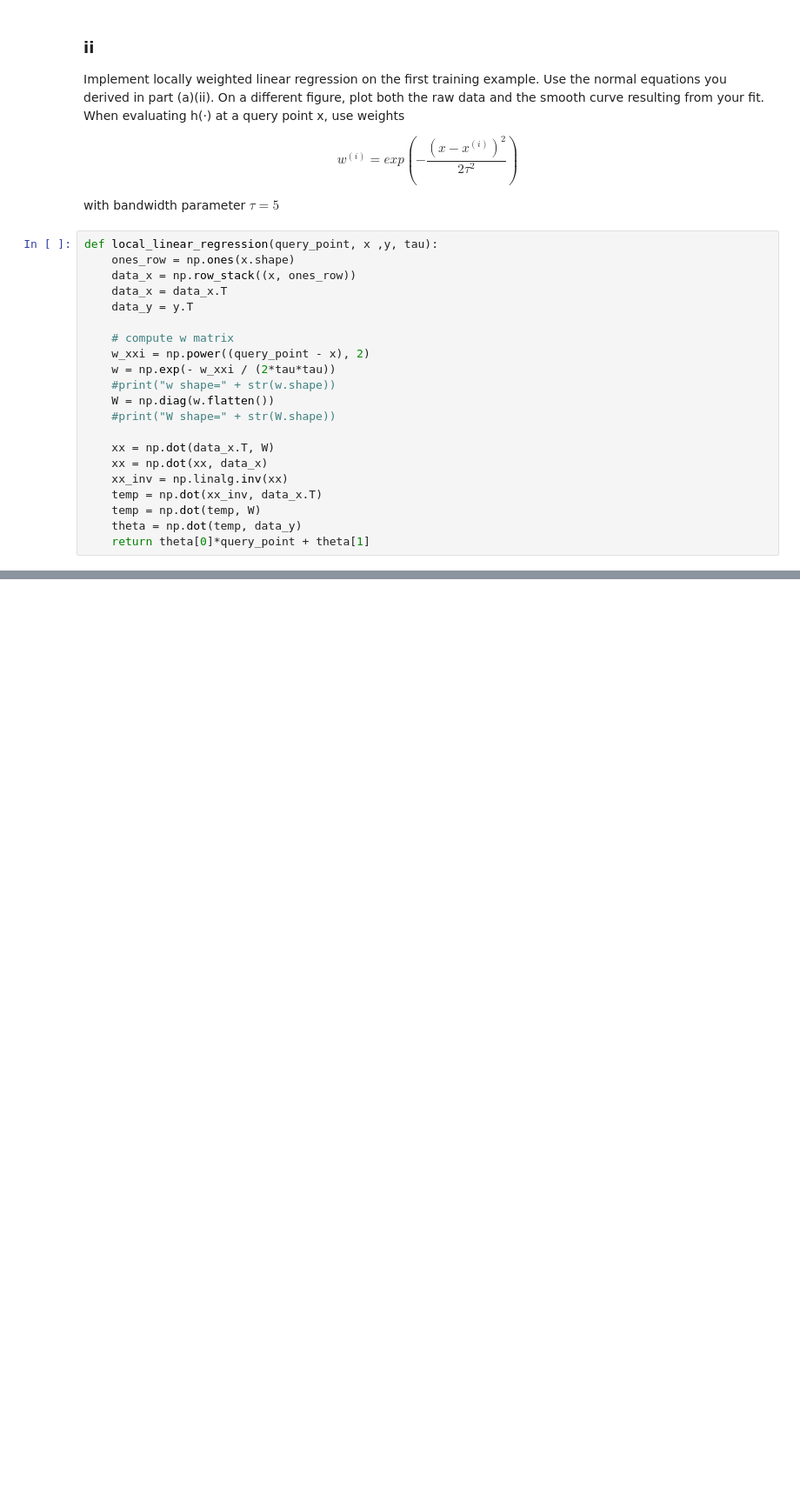
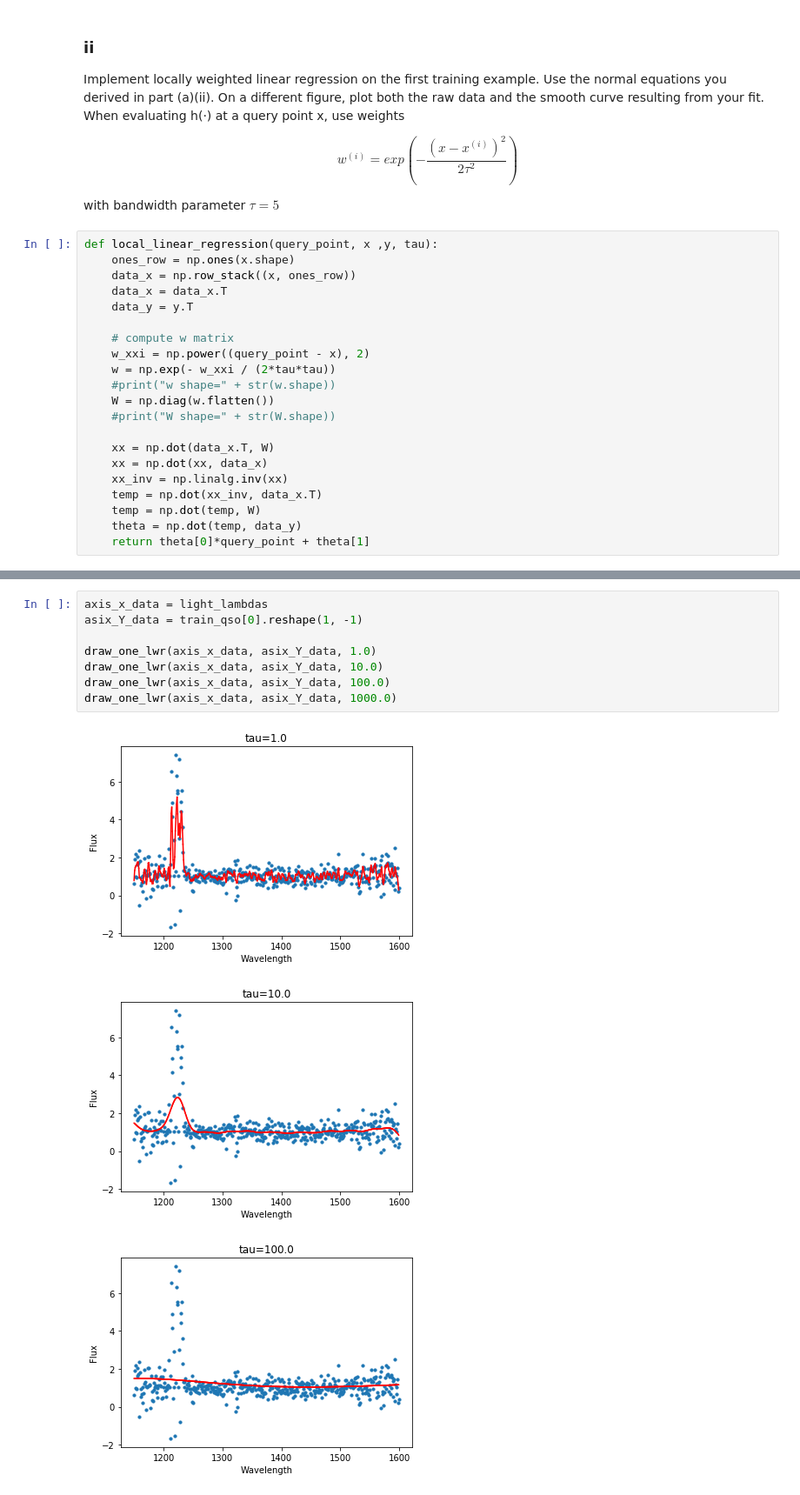
Before and after one commit to alexunder/std-cs229-assignments, a Jupyter notebook: ProblemSet1/SupervisedLearning_one.ipynb, the cells around one changed output, grey strips where cells are left out. Shown at 87% size. Cells and saved outputs as stored; diff of their text form; blank space fills up the shorter version.

```diff
--- a/ProblemSet1/SupervisedLearning_one.ipynb
+++ b/ProblemSet1/SupervisedLearning_one.ipynb
@@ -539,0 +547,12 @@ draw_one_lwr(axis_x_data, asix_Y_data, 5)
+# %%
+axis_x_data = light_lambdas
+asix_Y_data = train_qso[0].reshape(1, -1)
+
+draw_one_lwr(axis_x_data, asix_Y_data, 1.0)
+draw_one_lwr(axis_x_data, asix_Y_data, 10.0)
+draw_one_lwr(axis_x_data, asix_Y_data, 100.0)
+draw_one_lwr(axis_x_data, asix_Y_data, 1000.0)
+# %% [output]
+[figure, added]
+[figure, added]
+[figure, added]
```
Also changed, not shown: parts of 20 cells of this notebook, 2 other files.
